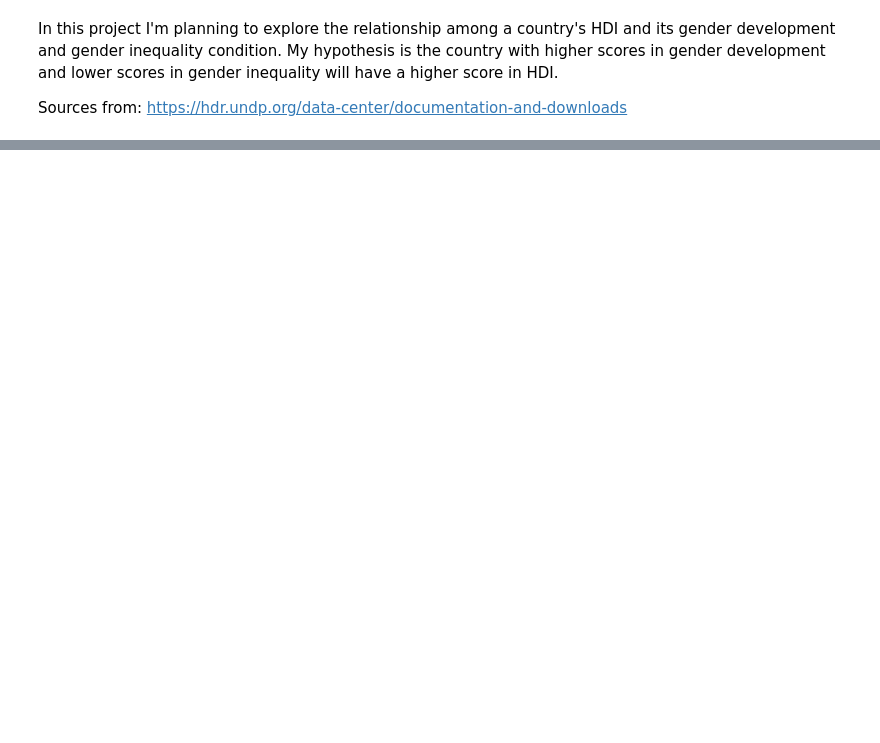
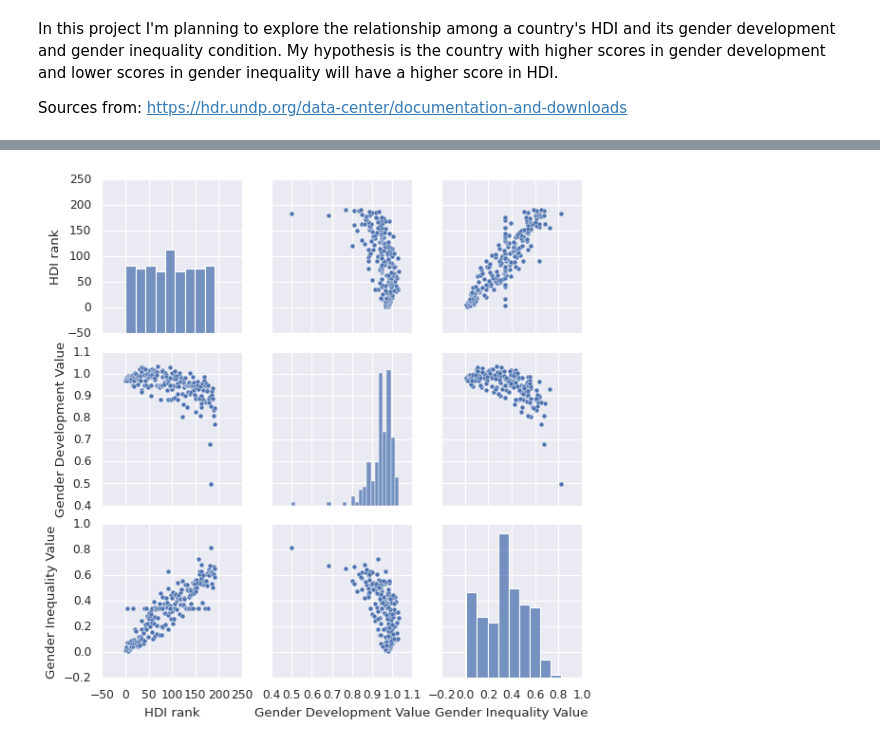
Before and after one commit to XiaoLiang28/vis, a Jupyter notebook: ps5.ipynb, the cells around one changed output, grey strips where cells are left out. Saved outputs shown, nothing was run; the diff lists cells and outputs as text; code cells hidden in the pictures; blank space fills up the shorter version.

```diff
--- a/ps5.ipynb
+++ b/ps5.ipynb
@@ -116,0 +241,9 @@ KeyError: ignored
+# %%
+sns.set()
+cols = ['HDI rank',
+        'Gender Development Value',
+        'Gender Inequality Value']
+sns.pairplot(pd1[cols], height = 2.5)
+plt.show();
+# %% [output]
+[figure, added]
```
Also changed, not shown: parts of 28 cells of this notebook.
